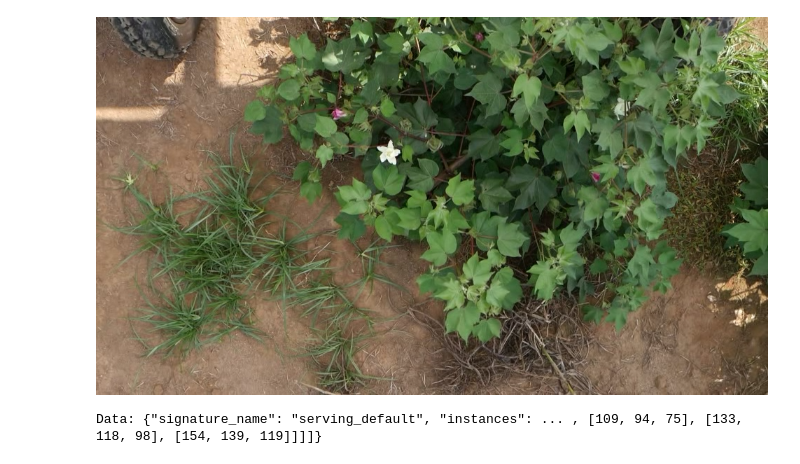
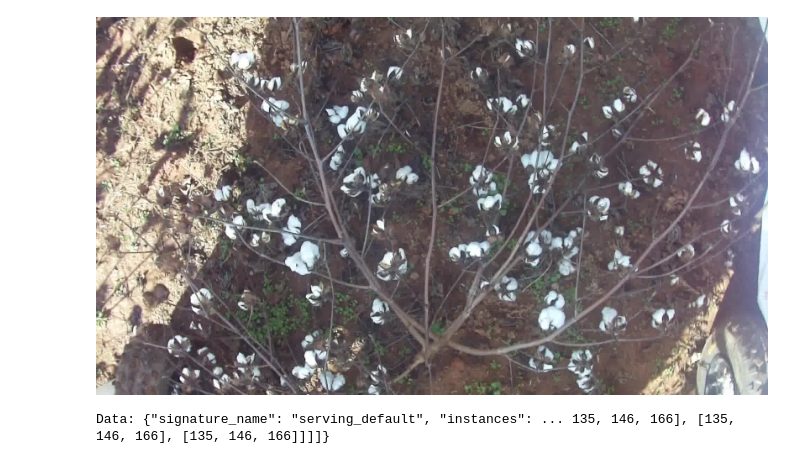
Before and after one commit to UGA-BSAIL/cotton_flower_mot, a Jupyter notebook: notebooks/test_model_serving.ipynb, the cells around one changed output. Drawn from its saved outputs; the diff is of its cells as text; code cells hidden in the pictures.

```diff
--- a/notebooks/test_model_serving.ipynb
+++ b/notebooks/test_model_serving.ipynb
@@ -1,12 +1,12 @@
 # %%
 from PIL import Image
 
 # Load a test image.
-test_image = Image.open("test_images/flower_example.png").convert("RGB")
+test_image = Image.open("test_images/boll_example.jpg").convert("RGB")
 display(test_image)
 # %% [output]
 [interactive output not drawn]
-[figure, old version]
+[figure, new version]
 # %%
 import json
 import numpy as np
@@ -14,7 +14,7 @@ import numpy as np
 data = json.dumps({"signature_name": "serving_default", "instances": np.array(test_image)[None, :, :, :].tolist()})
 print('Data: {} ... {}'.format(data[:50], data[len(data)-52:]))
 # %% [output]
-Data: {"signature_name": "serving_default", "instances": ... , [109, 94, 75], [133, 118, 98], [154, 139, 119]]]]}
+Data: {"signature_name": "serving_default", "instances": ... 135, 146, 166], [135, 146, 166], [135, 146, 166]]]]}
 # %%
 import requests
 
```
Also changed, not shown: parts of 8 cells of this notebook, 5 other files.
